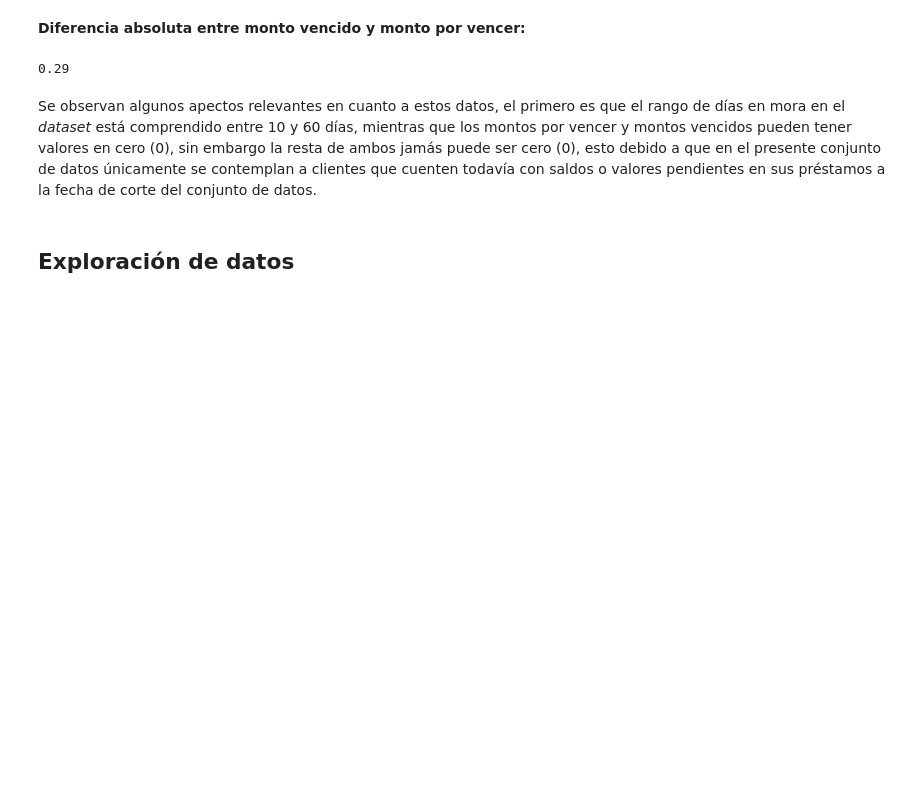
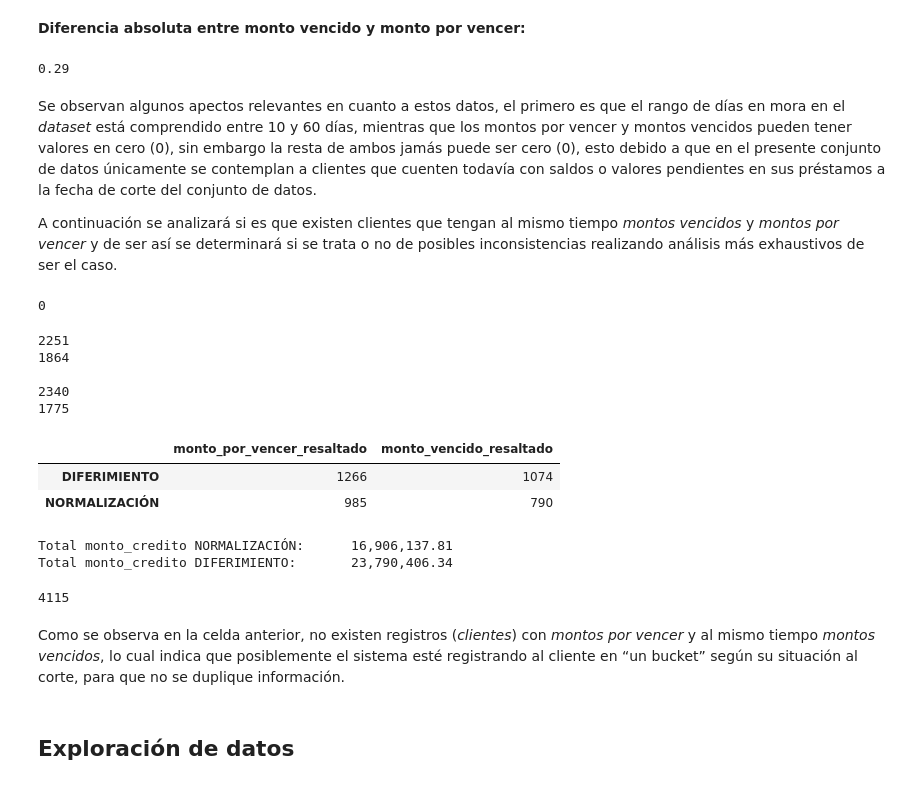
Before and after one commit to carlos-calderon-cabezas/financial-relief-analysis, a Jupyter notebook: analisis_alivio_financiero.ipynb, the cells around one changed output. Drawn from its saved outputs; the diff is of its cells as text; code cells hidden in the pictures; blank space fills up the shorter version.

```diff
--- a/analisis_alivio_financiero.ipynb
+++ b/analisis_alivio_financiero.ipynb
@@ -130,7 +138,8 @@ posibles_columnas_categoricas = [
     "gestor",
     "recibe_sueldo_fijo",
     "region",
-    "sector_general"
+    "sector_general",
+    "tipo_campania"
 ]
 
 for col in posibles_columnas_categoricas:
@@ -210,6 +220,59 @@ np.min(np.abs(df_morosidad["monto_por_vencer"] - df_morosidad["monto_vencido"]))
 0.29
 # %% [markdown]
 Se observan algunos apectos relevantes en cuanto a estos datos, el primero es que el rango de días en mora en el *dataset* está comprendido entre 10 y 60 días, mientras que los montos por vencer y montos vencidos pueden tener valores en cero (0), sin embargo la resta de ambos jamás puede ser cero (0), esto debido a que en el presente conjunto de datos únicamente se contemplan a clientes que cuenten todavía con saldos o valores pendientes en sus préstamos a la fecha de corte del conjunto de datos.
+
+A continuación se analizará si es que existen clientes que tengan al mismo tiempo *montos vencidos* y *montos por vencer* y de ser así se determinará si se trata o no de posibles inconsistencias realizando análisis más exhaustivos de ser el caso.
+# %%
+len(df_morosidad.query("monto_por_vencer != 0 and monto_vencido != 0"))
+# %% [output]
+0
+# %%
+print(len(df_morosidad.query("monto_vencido == 0")))
+print(len(df_morosidad.query("monto_por_vencer == 0")))
+
+print()
+
+print(len(df_morosidad.query("tipo_campania == 'DIFERIMIENTO'")))
+print(len(df_morosidad.query("tipo_campania == 'NORMALIZACIÓN'")))
+# %% [output]
+2251
+1864
+
+2340
+1775
+# %%
+# Clientes con monto por vencer > 0 y monto vencido > 0 por tipo de campaña
+resaltado = pd.DataFrame({
+    'monto_por_vencer_resaltado': [
+        len(df_morosidad.query("tipo_campania == 'DIFERIMIENTO' & monto_por_vencer > 0")),
+        len(df_morosidad.query("tipo_campania == 'NORMALIZACIÓN' & monto_por_vencer > 0"))
+    ],
+    'monto_vencido_resaltado': [
+        len(df_morosidad.query("tipo_campania == 'DIFERIMIENTO' & monto_vencido > 0")),
+        len(df_morosidad.query("tipo_campania == 'NORMALIZACIÓN' & monto_vencido > 0"))
+    ]
+}, index=['DIFERIMIENTO', 'NORMALIZACIÓN'])
+
+resaltado
+# %% [output]
+|  | monto_por_vencer_resaltado | monto_vencido_resaltado |
+| DIFERIMIENTO | 1266 | 1074 |
+| NORMALIZACIÓN | 985 | 790 |
+# %%
+total_normalizacion = df_morosidad.query("tipo_campania == 'NORMALIZACIÓN'")["monto_credito"].sum()
+total_diferimiento = df_morosidad.query("tipo_campania == 'DIFERIMIENTO'")["monto_credito"].sum()
+
+print(f"Total monto_credito NORMALIZACIÓN:\t{total_normalizacion:,.2f}")
+print(f"Total monto_credito DIFERIMIENTO:\t{total_diferimiento:,.2f}")
+# %% [output]
+Total monto_credito NORMALIZACIÓN:      16,906,137.81
+Total monto_credito DIFERIMIENTO:       23,790,406.34
+# %%
+print(len(df_morosidad))
+# %% [output]
+4115
+# %% [markdown]
+Como se observa en la celda anterior, no existen registros (*clientes*) con *montos por vencer* y al mismo tiempo *montos vencidos*, lo cual indica que posiblemente el sistema esté registrando al cliente en “un bucket” según su situación al corte, para que no se duplique información.
 # %% [markdown]
 ## Exploración de datos
 # %% [markdown]
```
Also changed, not shown: parts of 7 cells of this notebook.
